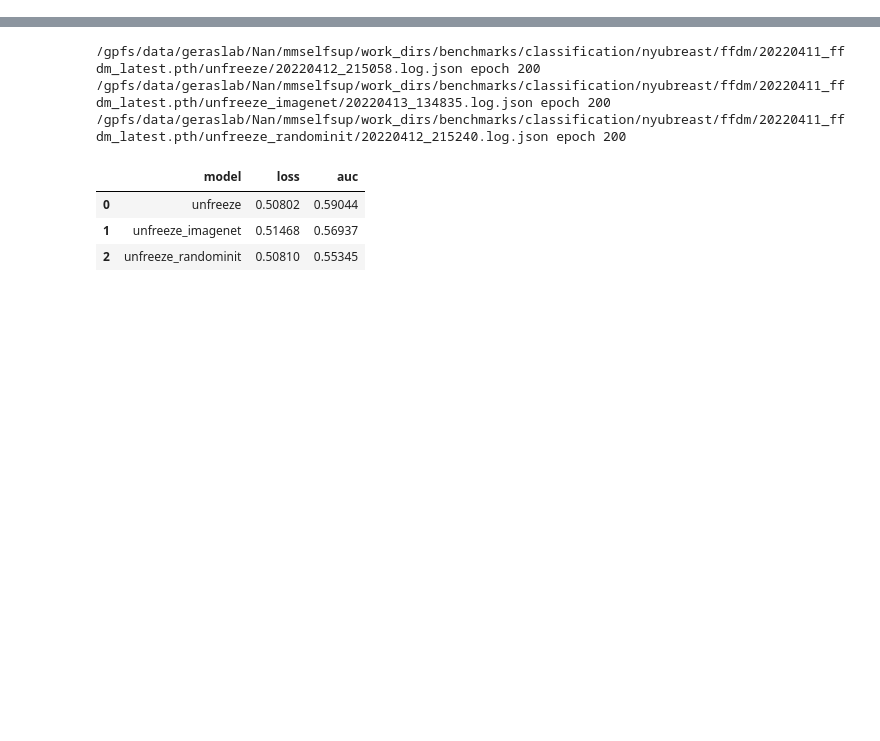
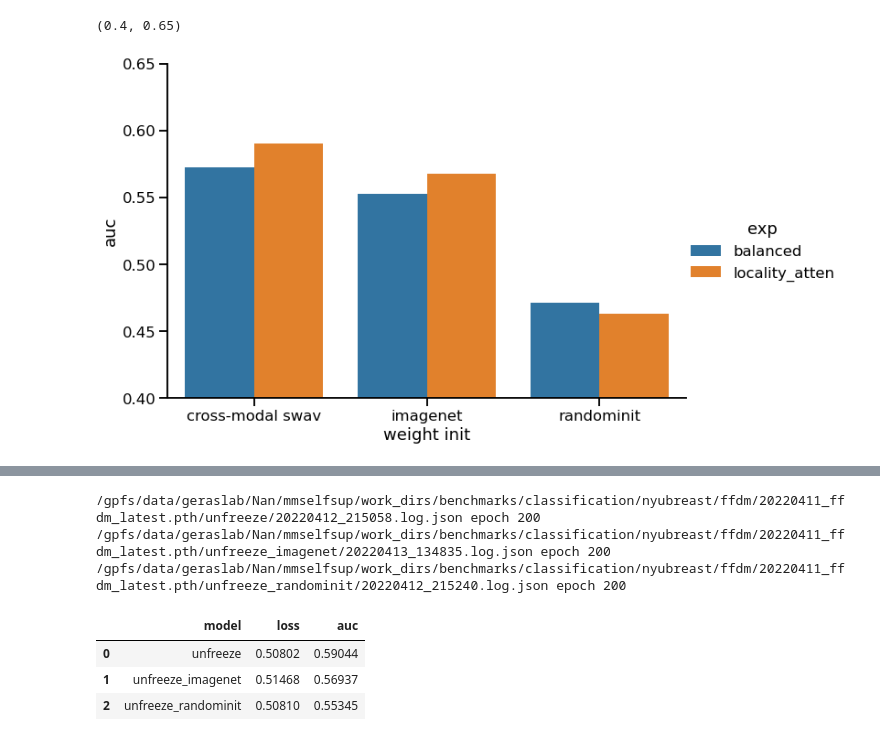
Before and after one commit to wooginawunan/mmselfsup, a Jupyter notebook: notebooks/analysis.ipynb, the cells around one changed output, grey strips where cells are left out. Cells and saved outputs as stored; diff of their text form; code cells hidden in the pictures; blank space fills up the shorter version.

```diff
--- a/notebooks/analysis.ipynb
+++ b/notebooks/analysis.ipynb
@@ -351,0 +35,33 @@ plt.legend()
+# %%
+def get_lastest_runlogs(save_path, run_path):
+    """gather the log of the lastest run and return log as data frame."""
+    try:
+        file = sorted(glob.glob(os.path.join(save_path, run_path, '*.json')))[-1]
+        with open(file) as f:
+            lines = f.readlines()[1:]
+        logs = pd.DataFrame([json.loads(line) for line in lines])
+    except:
+        print(save_path, run_path)
+        raise FileNotFoundError
+
+    return logs
+
+def get_comparison_table(modal_cls, model_path, exp_prefix, weight_init):
+    performance = []
+    for modal in modal_cls:
+        for path in model_path:
+            for exp in exp_prefix:
+                for winit in weight_init:
+                    try:
+                        logs = get_lastest_runlogs(save_path, f'{modal}/{path}/{exp}{winit}')
+
+                        loss, auc = logs[logs['mode']=='val'].head4_loss.min(), logs[logs['mode']=='val'].head4_auc.max()
+
+                        performance.append({'modal': modal, 'pretrain-exp': path,
+                            'exp': exp,
+                            'weight init': winit.split('_')[-1] if winit!='' else 'cross-modal swav',
+                            'loss': loss, 'auc': auc})
+                    except FileNotFoundError:
+                        pass
+
+    return pd.DataFrame(performance)
@@ -351,0 +72,8 @@ plt.legend()
+# %%
+modal_cls = ['ffdm']
+model_path = ['20220411_ffdm_latest.pth']
+exp_prefix = ['balanced', 'locality_atten']
+weight_init = ['', '_imagenet', '_randominit']
+
+performance = get_comparison_table(modal_cls, model_path, exp_prefix, weight_init)
+performance
@@ -351,0 +88,7 @@ plt.legend()
+# %%
+sns.set_context('talk')
+sns.catplot(data=performance, y='auc', x='weight init', hue='exp', kind="bar", height=6, aspect=1.5)
+plt.ylim(0.4, 0.65)
+# %% [output]
+(0.4, 0.65)
+[figure, added]
```
Also changed, not shown: parts of 64 cells of this notebook, 2 other files.
